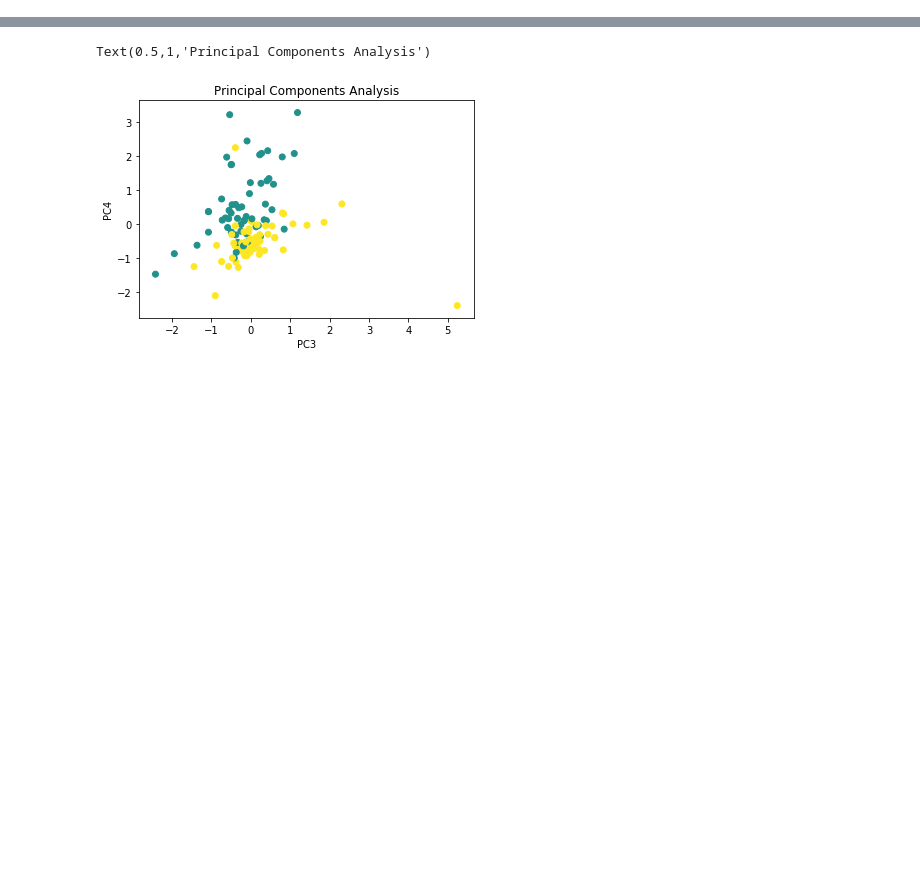
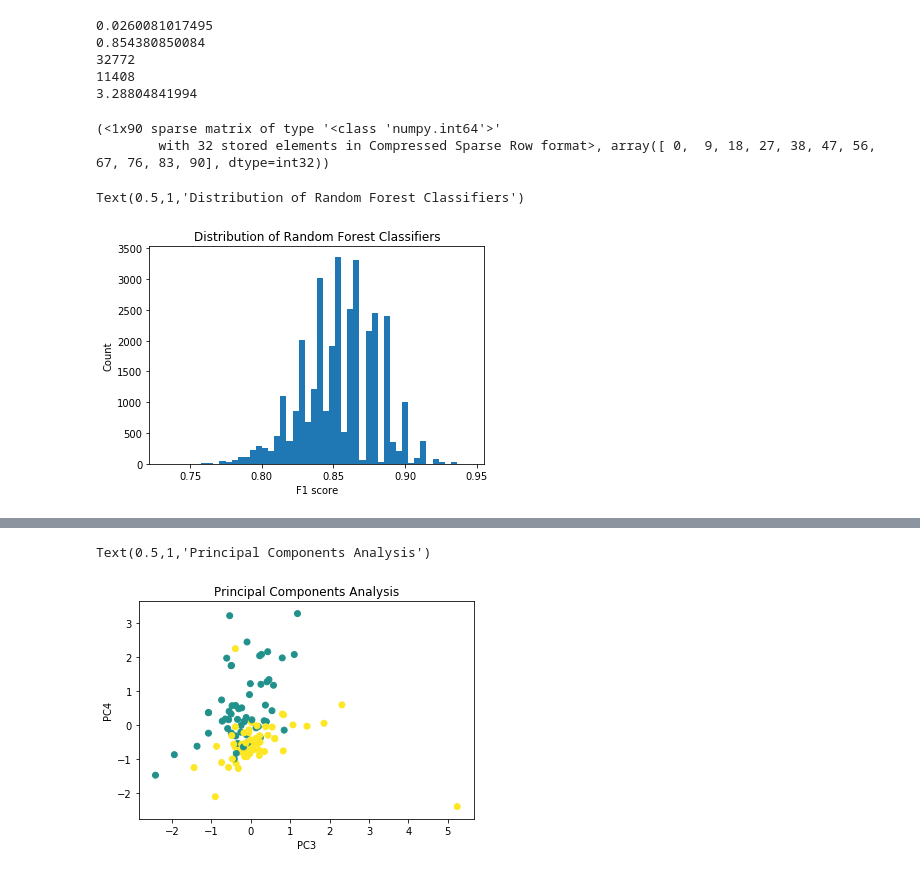
Before and after one commit to liberjul/Hyphal_Image_Classification, a Jupyter notebook: Machine Learning Fungi ID.ipynb, the cells around one changed output, grey strips where cells are left out. Saved outputs shown, nothing was run; the diff lists cells and outputs as text; code cells hidden in the pictures; blank space fills up the shorter version.

Commit message:
Added updated notebooks and predict script.

```diff
--- a/Machine Learning Fungi ID.ipynb
+++ b/Machine Learning Fungi ID.ipynb
@@ -238,0 +524,2 @@ avg / total       0.95      0.95      0.95        58
+# %%
+fft_feature_vector = get_fft_feat_vector('./Fungi Pics/', N, True)
@@ -238,0 +566,3 @@ avg / total       0.95      0.95      0.95        58
+# %%
+clf, f_scores, best_feats = estimate_best_forest(pca_fft_train_vectors, fft_train_labels, pca_fft_test_vectors,
+                                    fft_test_labels, 0.99, 600, 0, extract_features = True)
@@ -238,0 +611,35 @@ avg / total       0.95      0.95      0.95        58
+# %%
+# Run Random Forest Classifier to find best f1-score
+def estimate_best_forest(train_vectors, train_labels, test_vectors, test_labels, stop_score, stoptime, thresh_score, extract_features=True):
+    start = time.time()
+    Runtime = 0
+    f_scores_int = []
+    clf2 = RandomForestClassifier()
+    clf2 = clf2.fit(train_vectors, train_labels)
+    pred_labels2 = clf2.predict(test_vectors)
+    best_score = f1_score(test_labels, pred_labels2, average='weighted')
+    best_feats = []
+    while f1_score(test_labels, pred_labels2) < stop_score and Runtime < stoptime:
+        clf_temp = clf2.fit(train_vectors, train_labels)
+        pred_labels2 = clf_temp.predict(test_vectors)
+        temp_score = f1_score(test_labels, pred_labels2, average='weighted')
+        f_scores_int.append(temp_score)
+        if temp_score > best_score:
+            clf2 = clf_temp
+            pickle.dump(clf_temp, open("hyphal_image_RF_classifier2.obj", "wb"))
+            best_score = temp_score
+            print(best_score, Runtime)
+        if temp_score > thresh_score and extract_features:
+            best_feats.extend(extract_imp_feats(clf_temp))
+        end = time.time()
+        Runtime = end-start
+    clf2 = pickle.load(open("hyphal_image_RF_classifier2.obj", 'rb'))
+    pred_labels2 = clf2.predict(test_vectors)
+    print(classification_report(test_labels, pred_labels2))
+    plt.hist(f_scores_int)
+    if extract_features:
+        return f_scores_int, best_feats
+    else:
+        return f_scores_int
+# %%
+f_scores_int = estimate_best_forest(fft_train_vectors, fft_train_labels, fft_test_vectors, fft_test_labels, 0.99, 600, 0, extract_features = False)
@@ -238,0 +667,27 @@ avg / total       0.95      0.95      0.95        58
+# %%
+# data on distribution of f1 scores
+print(np.std(f_scores_int))
+print(np.median(f_scores_int))
+print(len(f_scores_int))
+print(np.argmax(f_scores_int))
+print((0.94 - np.mean(f_scores_int))/np.std(f_scores_int))
+# %% [output]
+0.0260081017495
+0.854380850084
+32772
+11408
+3.28804841994
+# %%
+test_pic = np.reshape(fft_feature_vector[0], (1,-1))
+print(clf2.decision_path(test_pic))
+# %% [output]
+(<1x90 sparse matrix of type '<class 'numpy.int64'>'
+        with 32 stored elements in Compressed Sparse Row format>, array([ 0,  9, 18, 27, 38, 47, 56, 67, 76, 83, 90], dtype=int32))
+# %%
+plt.hist(f_scores_int, bins=50);
+plt.xlabel("F1 score")
+plt.ylabel("Count")
+plt.title("Distribution of Random Forest Classifiers")
+# %% [output]
+Text(0.5,1,'Distribution of Random Forest Classifiers')
+[figure, added]
```
Also changed, not shown: parts of 82 cells of this notebook, 2 other files.
